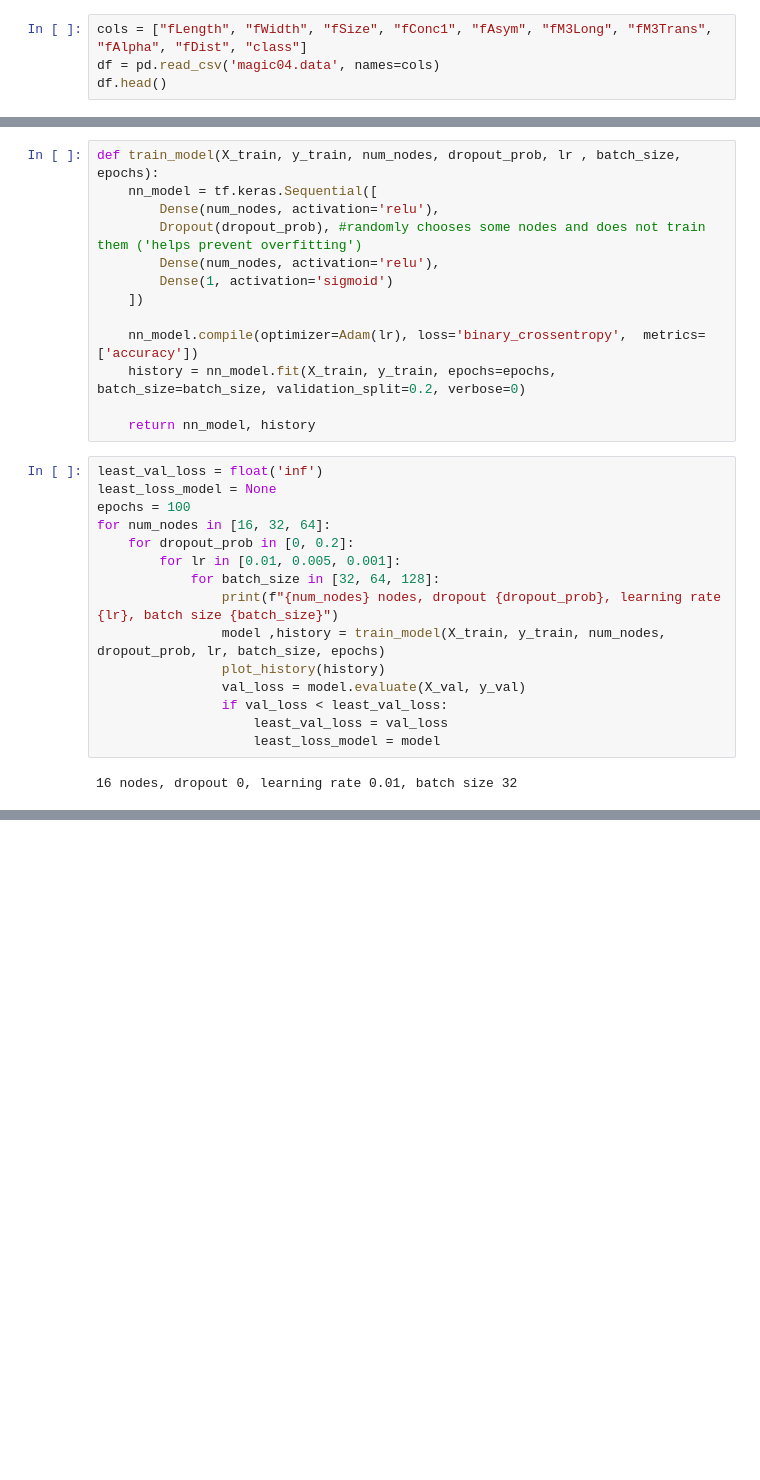
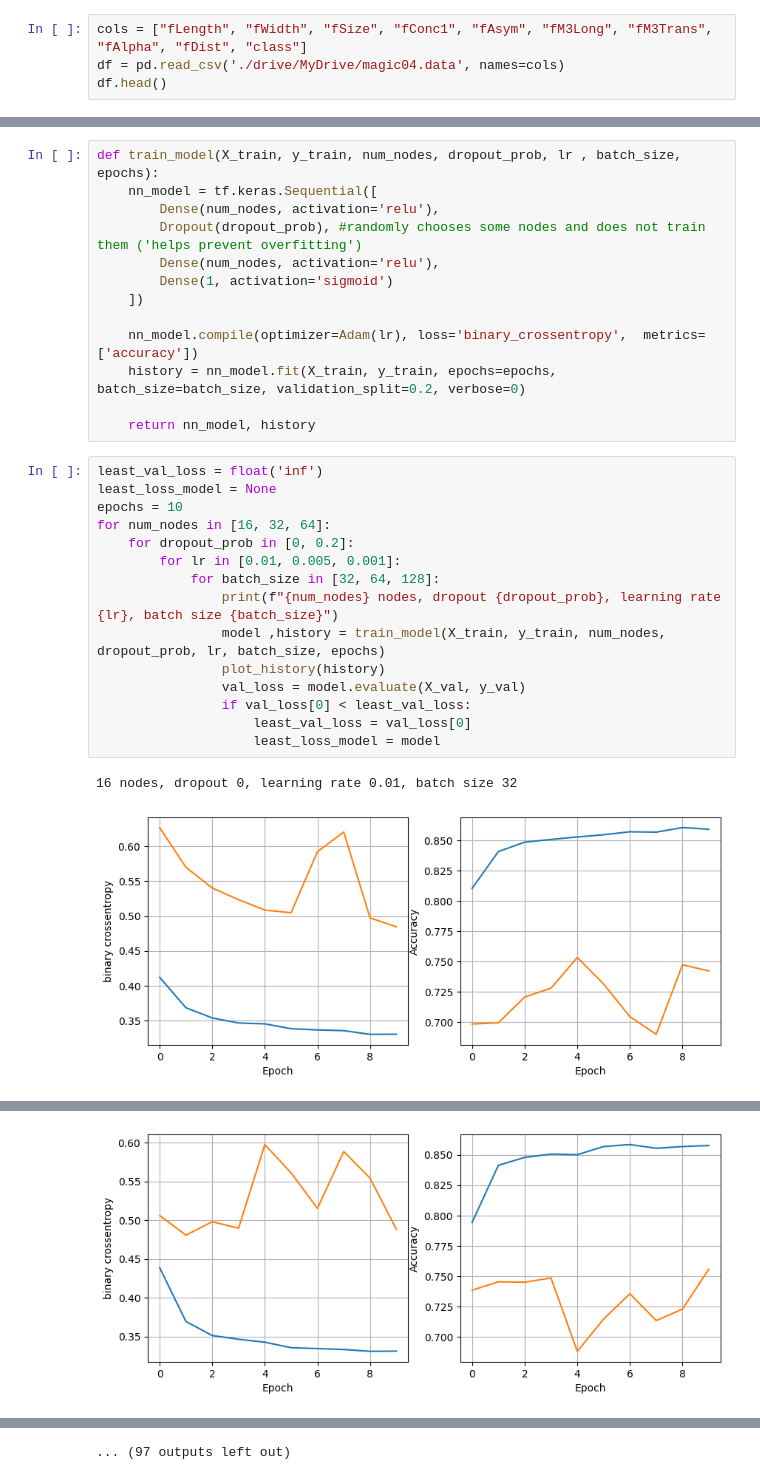
Before and after one commit to Tawheed-tariq/basic-ml-projects, a Jupyter notebook: 6.MAGIC/main.ipynb, the cells around one changed output, grey strips where cells are left out. Drawn from its saved outputs; the diff is of its cells as text; blank space fills up the shorter version.

```diff
--- a/6.MAGIC/main.ipynb
+++ b/6.MAGIC/main.ipynb
@@ -7,7 +9,7 @@ from sklearn.preprocessing import StandardScaler
 from imblearn.over_sampling import RandomOverSampler
 # %%
 cols = ["fLength", "fWidth", "fSize", "fConc1", "fAsym", "fM3Long", "fM3Trans", "fAlpha", "fDist", "class"]
-df = pd.read_csv('magic04.data', names=cols)
+df = pd.read_csv('./drive/MyDrive/magic04.data', names=cols)
 df.head()
 # %% [output]
 |  | fLength | fWidth | fSize | fConc1 | fAsym | fM3Long | fM3Trans | fAlpha | fDist | class |
@@ -219,17 +221,18 @@ def train_model(X_train, y_train, num_nodes, dropout_prob, lr , batch_size, epoc
 # %%
 least_val_loss = float('inf')
 least_loss_model = None
-epochs = 100
+epochs = 10
 for num_nodes in [16, 32, 64]:
     for dropout_prob in [0, 0.2]:
         for lr in [0.01, 0.005, 0.001]:
             for batch_size in [32, 64, 128]:
                 print(f"{num_nodes} nodes, dropout {dropout_prob}, learning rate {lr}, batch size {batch_size}")
                 model ,history = train_model(X_train, y_train, num_nodes, dropout_prob, lr, batch_size, epochs)
                 plot_history(history)
                 val_loss = model.evaluate(X_val, y_val)
-                if val_loss < least_val_loss:
-                    least_val_loss = val_loss
+                if val_loss[0] < least_val_loss:
+                    least_val_loss = val_loss[0]
                     least_loss_model = model
 # %% [output]
 16 nodes, dropout 0, learning rate 0.01, batch size 32
+[figure, added]
@@ -236,0 +241 @@ KeyboardInterrupt:
+[figure, added]
@@ -236,0 +254 @@ KeyboardInterrupt:
+... (97 outputs left out)
```
Also changed, not shown: parts of 8 cells of this notebook.
